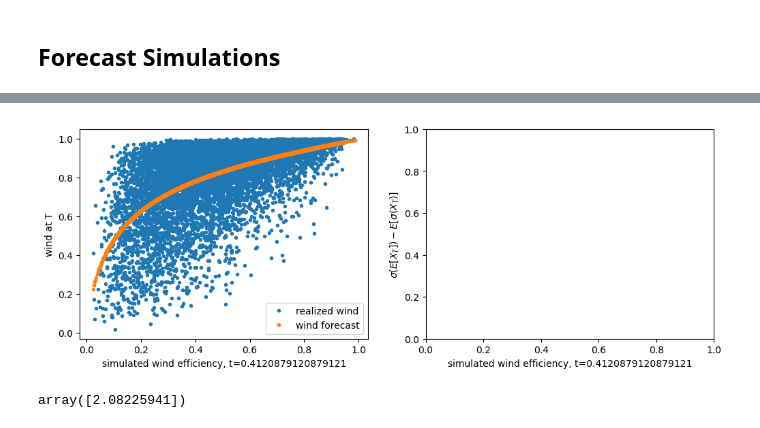
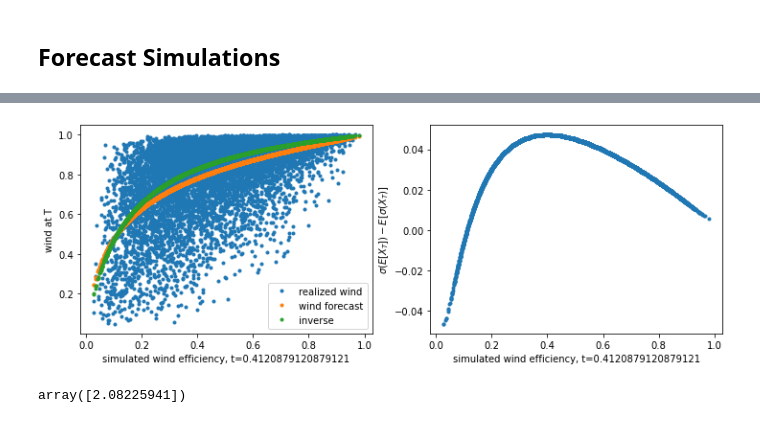
Before and after one commit to hnguyen-RIVACON/RiVaPy, a Jupyter notebook: docs/source/notebooks/models/windpower_forecast_model.ipynb, the cells around one changed output, grey strips where cells are left out. Drawn from its saved outputs; the diff is of its cells as text; code cells hidden in the pictures.

```diff
--- a/docs/source/notebooks/models/windpower_forecast_model.ipynb
+++ b/docs/source/notebooks/models/windpower_forecast_model.ipynb
@@ -17,4 +20,5 @@ from rivapy.models.residual_demand_fwd_model import WindPowerForecastModel, _inv
 # %% [markdown]
 ## Forecast Simulations
 # %%
-model = WindPowerForecastModel('Onshore', speed_of_mean_reversion=0.1, volatility=1.5)
+params = WindPowerForecastModelParameter(n_call_strikes=40, min_strike=-7.0, max_strike=7.0)
+model = WindPowerForecastModel('Onshore', speed_of_mean_reversion=0.5, volatility=1.5, params=params)
@@ -23,7 +32,7 @@ timegrid = np.linspace(0.0,1.0, 365)
 rnd = np.random.normal(size=model.rnd_shape(10_000, timegrid.shape[0]))
 results = model.simulate(timegrid, rnd, expiries=[1.0], initial_forecasts=[0.8], startvalue=0.0)
 # %%
-onshore_wind = results.get('Onshore_FWD0',n_points_approx_call=200)
+onshore_wind = results.get('Onshore_FWD0')
 # %%
 for i in range(100):
     plt.plot(timegrid, onshore_wind[:,i],'-r', alpha=0.1)
@@ -38,22 +68,22 @@ nan
 # %%
 timepoint = 150
 plt.figure(figsize=(12,4))
 plt.subplot(1,2,1)
 x = _inv_logit(results._paths[timepoint,:])
 plt.plot(x,_inv_logit(results._paths[-1,:]+results._ou_additive_forward_corrections[0]),'.', label='realized wind')
-inv_logit_from_expectation =  _inv_logit(model.ou.compute_expected_value(results._paths[timepoint,:],
-                                                       T=timegrid[-1]-timegrid[timepoint])) + results._ou_additive_forward_corrections
+inv_logit_from_expectation =  _inv_logit(model.ou.compute_expected_value(results._paths[timepoint,:]+ results._ou_additive_forward_corrections[0],
+                                                       T=timegrid[-1]-timegrid[timepoint]))
 plt.plot(x, onshore_wind[timepoint,:],'.', label='wind forecast')
-#plt.plot(x,inv_logit_from_expectation,'.', label='inverse')
+plt.plot(x,inv_logit_from_expectation,'.', label='inverse')
 plt.xlabel('simulated wind efficiency, t='+str(timegrid[timepoint]))
 plt.ylabel('wind at T')
 plt.legend();
 plt.subplot(1,2,2)
-#plt.plot(x, inv_logit_from_expectation-onshore_wind[timepoint,:],'.')
+plt.plot(x, inv_logit_from_expectation-onshore_wind[timepoint,:],'.')
 plt.xlabel('simulated wind efficiency, t='+str(timegrid[timepoint]))
 plt.ylabel('$\sigma(E[X_T])-E[\sigma(X_T)]$');
 # %% [output]
-[figure, old version]
+[figure, new version]
 # %%
 results._ou_additive_forward_corrections
 # %% [output]
```
Also changed, not shown: parts of 6 cells of this notebook, 3 other files.
